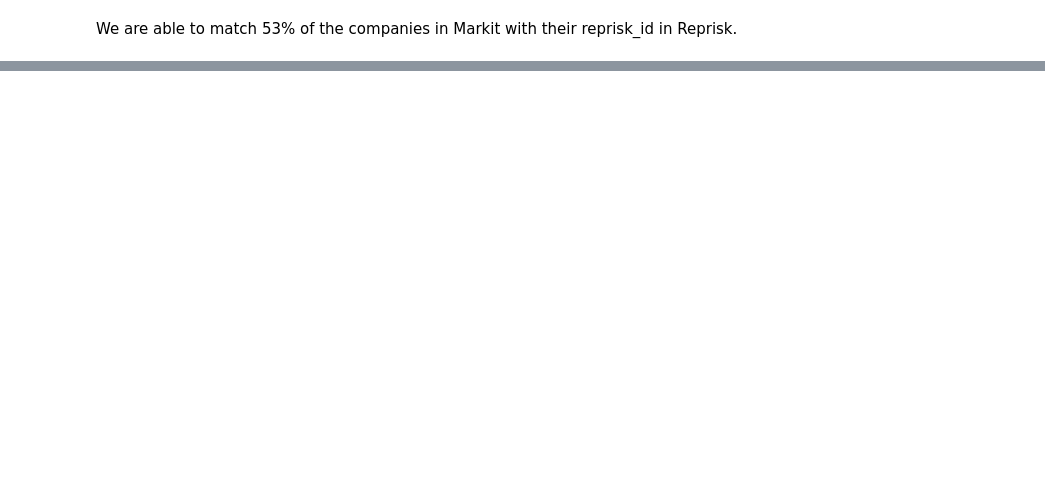
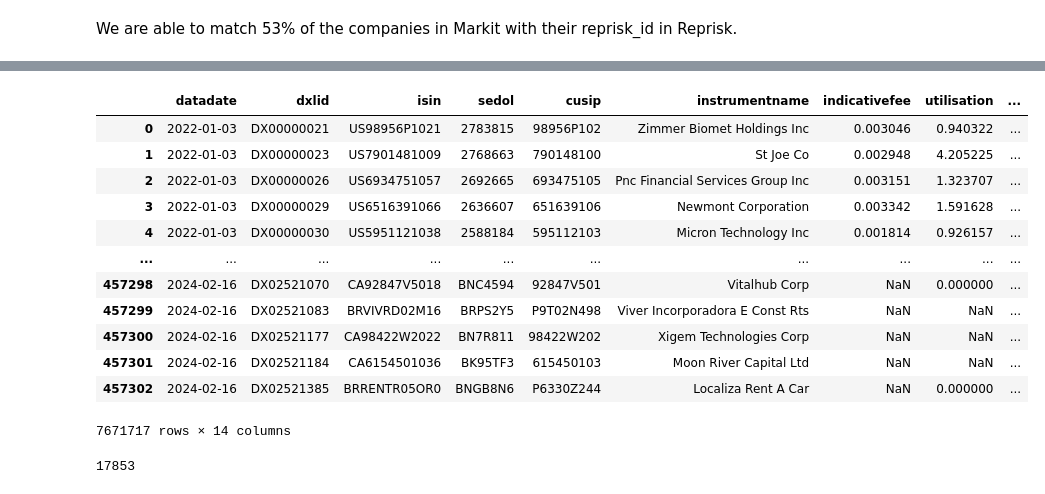
Before and after one commit to baptistepepin/FINM-32900-PROJECT, a Jupyter notebook: src/Merging Markit - Resprisk Exploration.ipynb, the cells around one changed output, grey strips where cells are left out. Cells and saved outputs as stored; diff of their text form; code cells hidden in the pictures; blank space fills up the shorter version.

```diff
--- a/src/Merging Markit - Resprisk Exploration.ipynb
+++ b/src/Merging Markit - Resprisk Exploration.ipynb
@@ -268,0 +396,18 @@ subset_still_missing_df
+# %%
+markit = pd.read_parquet(file_path / "markit.parquet")
+# %%
+markit[markit.datadate >= "2022-01-01"]
+# %% [output]
+|  | datadate | dxlid | isin | sedol | cusip | instrumentname | indicativefee | utilisation | ... |
+| 0 | 2022-01-03 | DX00000021 | US98956P1021 | 2783815 | 98956P102 | Zimmer Biomet Holdings Inc | 0.003046 | 0.940322 | ... |
+| 1 | 2022-01-03 | DX00000023 | US7901481009 | 2768663 | 790148100 | St Joe Co | 0.002948 | 4.205225 | ... |
+| 2 | 2022-01-03 | DX00000026 | US6934751057 | 2692665 | 693475105 | Pnc Financial Services Group Inc | 0.003151 | 1.323707 | ... |
+| 3 | 2022-01-03 | DX00000029 | US6516391066 | 2636607 | 651639106 | Newmont Corporation | 0.003342 | 1.591628 | ... |
+| 4 | 2022-01-03 | DX00000030 | US5951121038 | 2588184 | 595112103 | Micron Technology Inc | 0.001814 | 0.926157 | ... |
+| ... | ... | ... | ... | ... | ... | ... | ... | ... | ... |
+| 457298 | 2024-02-16 | DX02521070 | CA92847V5018 | BNC4594 | 92847V501 | Vitalhub Corp | NaN | 0.000000 | ... |
+| 457299 | 2024-02-16 | DX02521083 | BRVIVRD02M16 | BRPS2Y5 | P9T02N498 | Viver Incorporadora E Const Rts | NaN | NaN | ... |
+| 457300 | 2024-02-16 | DX02521177 | CA98422W2022 | BN7R811 | 98422W202 | Xigem Technologies Corp | NaN | NaN | ... |
+| 457301 | 2024-02-16 | DX02521184 | CA6154501036 | BK95TF3 | 615450103 | Moon River Capital Ltd | NaN | NaN | ... |
+| 457302 | 2024-02-16 | DX02521385 | BRRENTR05OR0 | BNGB8N6 | P6330Z244 | Localiza Rent A Car | NaN | 0.000000 | ... |
+7671717 rows × 14 columns
@@ -268,0 +416,4 @@ subset_still_missing_df
+# %%
+crsp.cusip.nunique()
+# %% [output]
+17853
```
Also changed, not shown: parts of 39 cells of this notebook.
